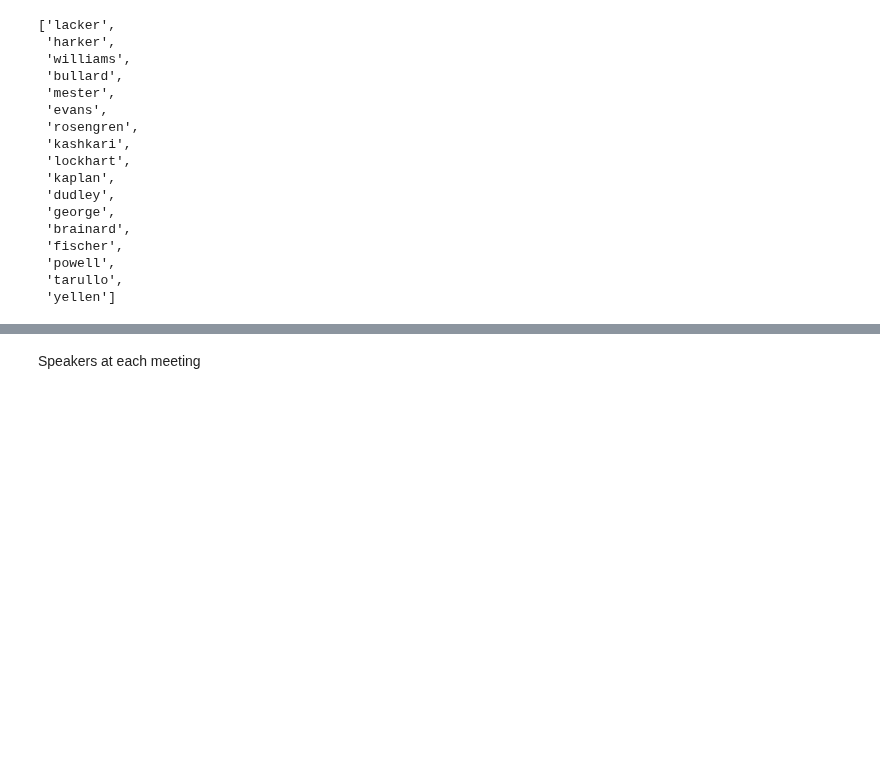
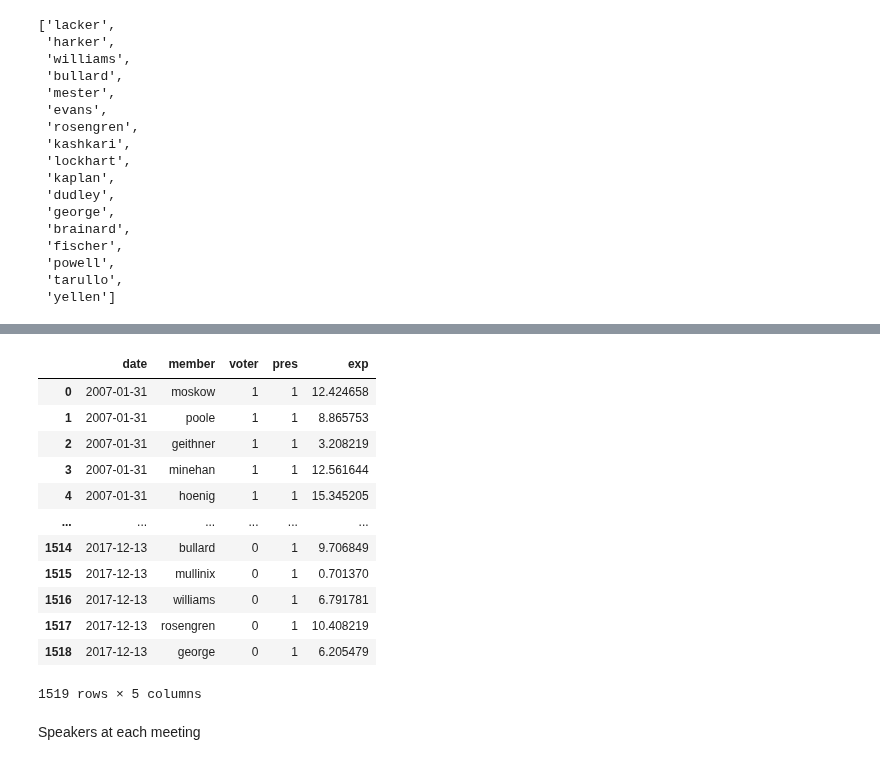
Before and after one commit to bendurham441/fed-nlp, a Jupyter notebook: fomc-membership/fomc_member_process.ipynb, the cells around one changed output, grey strips where cells are left out. Drawn from its saved outputs; the diff is of its cells as text; code cells hidden in the pictures; blank space fills up the shorter version.

```diff
--- a/fomc-membership/fomc_member_process.ipynb
+++ b/fomc-membership/fomc_member_process.ipynb
@@ -166,3 +211,43 @@ pd.DataFrame.from_records(records).to_csv('../working-csvs/fomc.csv')
+# %%
+def exp_at_date(lname, date):
+    exp = exp_dict.get(lname)
+    if not exp:
+        return 0
+    actual = []
+    input_dt = datetime.datetime.strptime(date, '%Y-%m-%d')
+    for span in exp:
+        if input_dt > span[0]:
+            actual += [span]
+
+    def trim_interval(interval, date):
+        # print(str(date) + str(type(date)))
+        # print(str(interval[1]) + str(type(interval[1])))
+        if date < interval[1]:
+            # print('here')
+            return [interval[0], date]
+        else:
+            return interval
+    final = [trim_interval(interval, input_dt) for interval in actual]
+    years = sum([(interval[1] - interval[0]).days for interval in final]) / 365
+    return years
+# %%
+fomc['exp'] = fomc.apply(lambda x : exp_at_date(x['member'], x['date']), axis=1)
+fomc.to_csv('../working-csvs/fomc.csv')
+fomc
+# %% [output]
+|  | date | member | voter | pres | exp |
+| 0 | 2007-01-31 | moskow | 1 | 1 | 12.424658 |
+| 1 | 2007-01-31 | poole | 1 | 1 | 8.865753 |
+| 2 | 2007-01-31 | geithner | 1 | 1 | 3.208219 |
+| 3 | 2007-01-31 | minehan | 1 | 1 | 12.561644 |
+| 4 | 2007-01-31 | hoenig | 1 | 1 | 15.345205 |
+| ... | ... | ... | ... | ... | ... |
+| 1514 | 2017-12-13 | bullard | 0 | 1 | 9.706849 |
+| 1515 | 2017-12-13 | mullinix | 0 | 1 | 0.701370 |
+| 1516 | 2017-12-13 | williams | 0 | 1 | 6.791781 |
+| 1517 | 2017-12-13 | rosengren | 0 | 1 | 10.408219 |
+| 1518 | 2017-12-13 | george | 0 | 1 | 6.205479 |
+1519 rows × 5 columns
 # %% [markdown]
 Speakers at each meeting
 # %%
```
Also changed, not shown: parts of 7 cells of this notebook.
